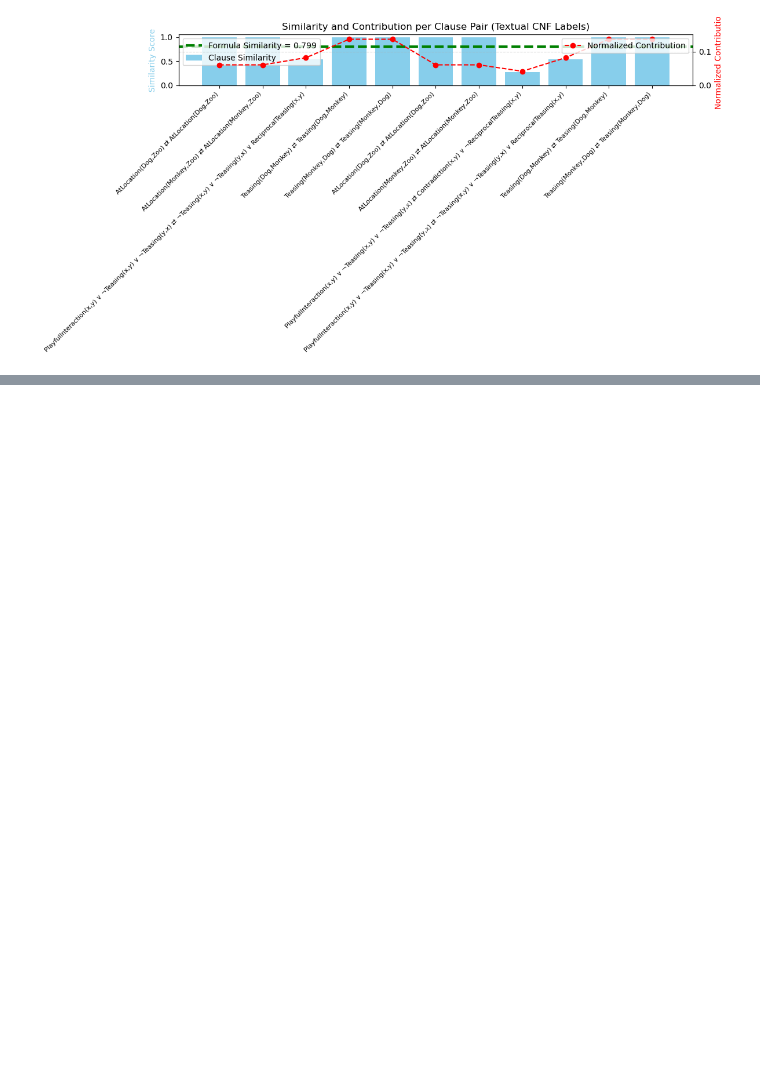
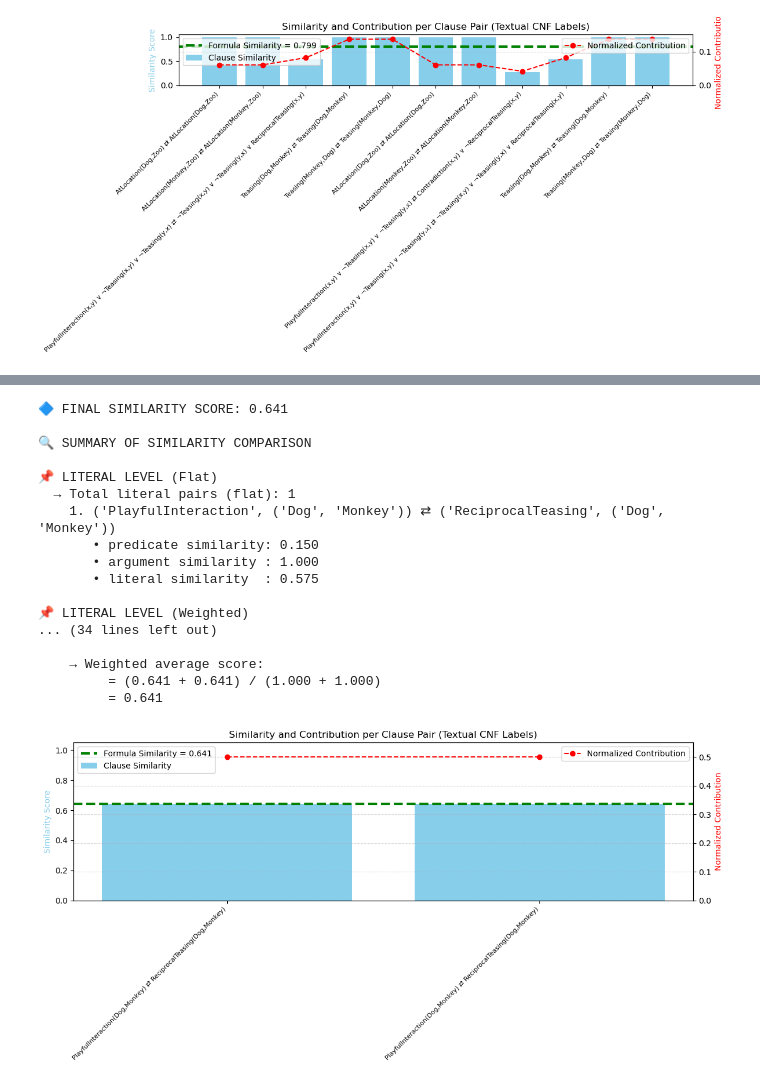
Before and after one commit to Vict0r-David/SimFOL, a Jupyter notebook: SimFOL_structured.ipynb, the cells around one changed output, grey strips where cells are left out. Saved outputs shown, nothing was run; the diff lists cells and outputs as text; code cells hidden in the pictures; blank space fills up the shorter version.

```diff
--- a/SimFOL_structured.ipynb
+++ b/SimFOL_structured.ipynb
@@ -1064,0 +1177,64 @@ plot_weighted_clause_contributions(summary, x_labels="text") #x_labels="index"
+# %%
+# --- Paramètres de similarité ---
+params = {
+    "clause": {
+        "alpha": 0.5,
+        "beta": 0.5,
+        "p": 1,
+        "agg": agg_avg
+    },
+    "formula": {
+        "alpha": 0.5,
+        "beta": 0.5,
+        "p": 1,
+        "agg": agg_max
+    }
+}
+
+# --- Flags de debug ---
+debug_flags = {
+    "literal": True,
+    "clause": True,
+    "formula": True
+}
+
+# --- Appel de la fonction de similarité complète ---
+score, summary = simFormulaSet(
+    F1=weighted_arg2_vs_arg3_claim["instances"],
+    F2=weighted_arg3_vs_arg2_claim["instances"],
+    clause_weights1=weighted_arg2_vs_arg3_claim["clause_weights"],
+    clause_weights2=weighted_arg3_vs_arg2_claim["clause_weights"],
+    predicate_weights1=weighted_arg2_vs_arg3_claim["predicate_weights"],
+    predicate_weights2=weighted_arg3_vs_arg2_claim["predicate_weights"],
+    constant_weights1=weighted_arg2_vs_arg3_claim["constant_weights"],
+    constant_weights2=weighted_arg3_vs_arg2_claim["constant_weights"],
+    params=params,
+    debug=debug_flags
+)
+
+print(f"\n🔷 FINAL SIMILARITY SCORE: {score:.3f}")
+# --- Affichage du résumé complet ---
+debug_flags["clause_weights1"] = weighted_arg2_vs_arg3_claim["clause_weights"]
+debug_flags["clause_weights2"] = weighted_arg3_vs_arg2_claim["clause_weights"]
+
+summarize_debug_output(summary, debug=debug_flags, top_n=9)
+plot_weighted_clause_contributions(summary, x_labels="text") #x_labels="index"
+# %% [output]
+🔷 FINAL SIMILARITY SCORE: 0.641
+
+🔍 SUMMARY OF SIMILARITY COMPARISON
+
+📌 LITERAL LEVEL (Flat)
+  → Total literal pairs (flat): 1
+    1. ('PlayfulInteraction', ('Dog', 'Monkey')) ⇄ ('ReciprocalTeasing', ('Dog', 'Monkey'))
+       • predicate similarity: 0.150
+       • argument similarity : 1.000
+       • literal similarity  : 0.575
+
+📌 LITERAL LEVEL (Weighted)
+... (34 lines left out)
+
+    → Weighted average score:
+         = (0.641 + 0.641) / (1.000 + 1.000)
+         = 0.641
+[figure, added]
```
Also changed, not shown: parts of 13 cells of this notebook.
